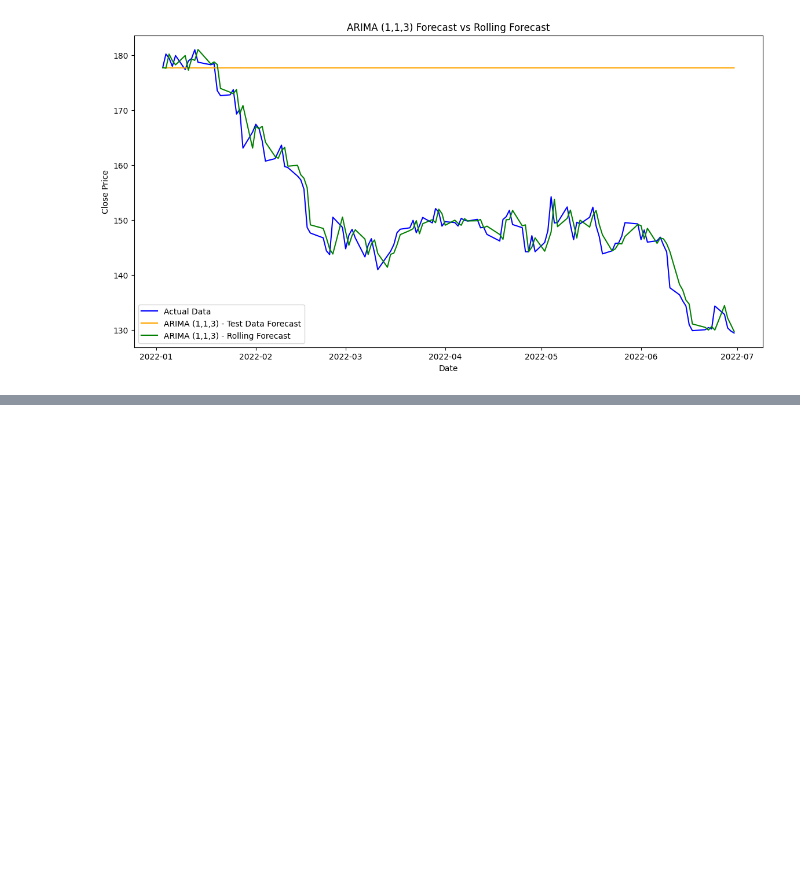
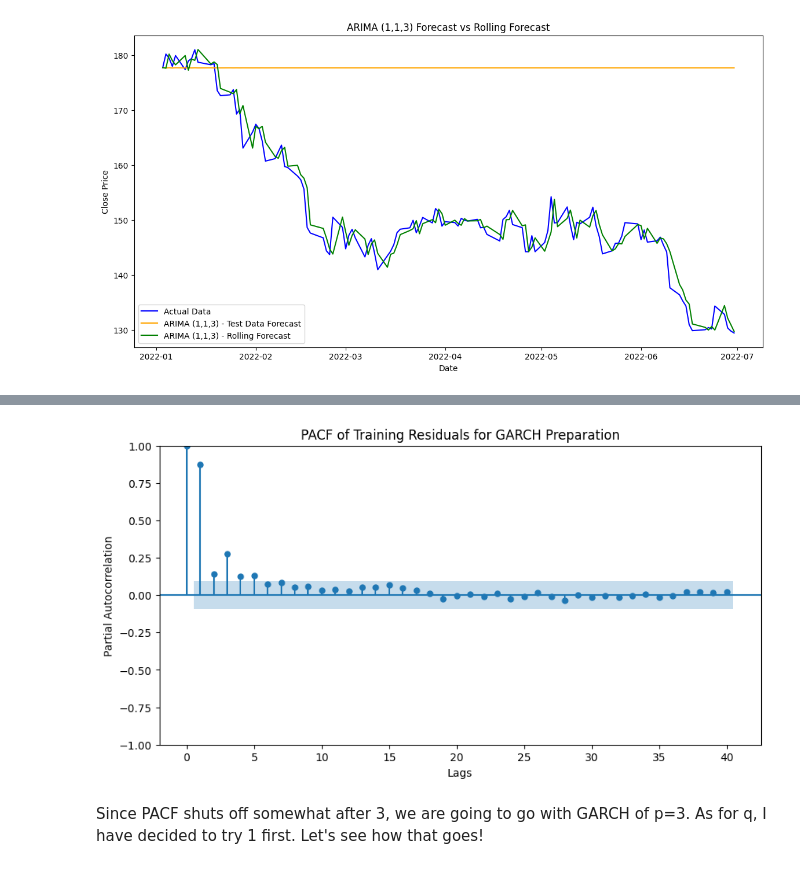
Before and after one commit to yothisisash/IT1244-Stock-Market, a Jupyter notebook: aswin.ipynb, the cells around one changed output, grey strips where cells are left out. Drawn from its saved outputs; the diff is of its cells as text; code cells hidden in the pictures; blank space fills up the shorter version.

```diff
--- a/aswin.ipynb
+++ b/aswin.ipynb
@@ -796,0 +812,14 @@ See the caveats in the documentation: https://pandas.pydata.org/pandas-docs/stab
+# %%
+from statsmodels.graphics.tsaplots import plot_pacf
+import matplotlib.pyplot as plt
+
+# Plot PACF for the training residuals to prepare for GARCH
+plt.figure(figsize=(10, 5))
+plot_pacf(train_residuals.dropna(), lags=40, ax=plt.gca(), title="PACF of Training Residuals for GARCH Preparation")
+plt.xlabel("Lags")
+plt.ylabel("Partial Autocorrelation")
+plt.show()
+# %% [output]
+[figure, added]
+# %% [markdown]
+Since PACF shuts off somewhat after 3, we are going to go with GARCH of p=3. As for q, I have decided to try 1 first. Let's see how that goes!
```
Also changed, not shown: parts of 15 cells of this notebook.
